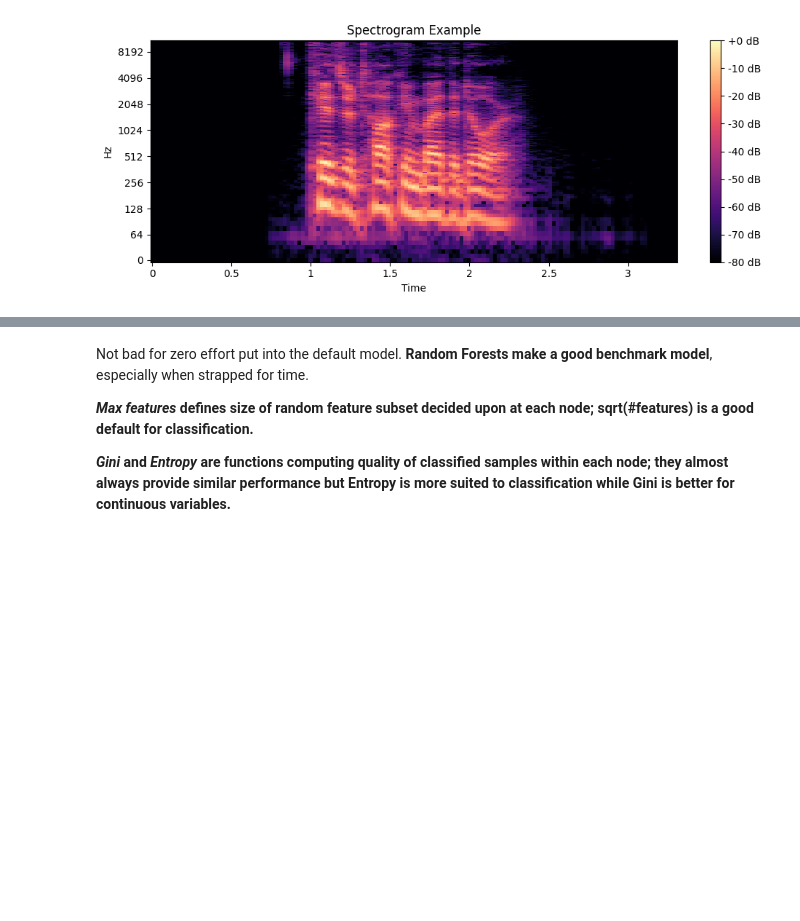
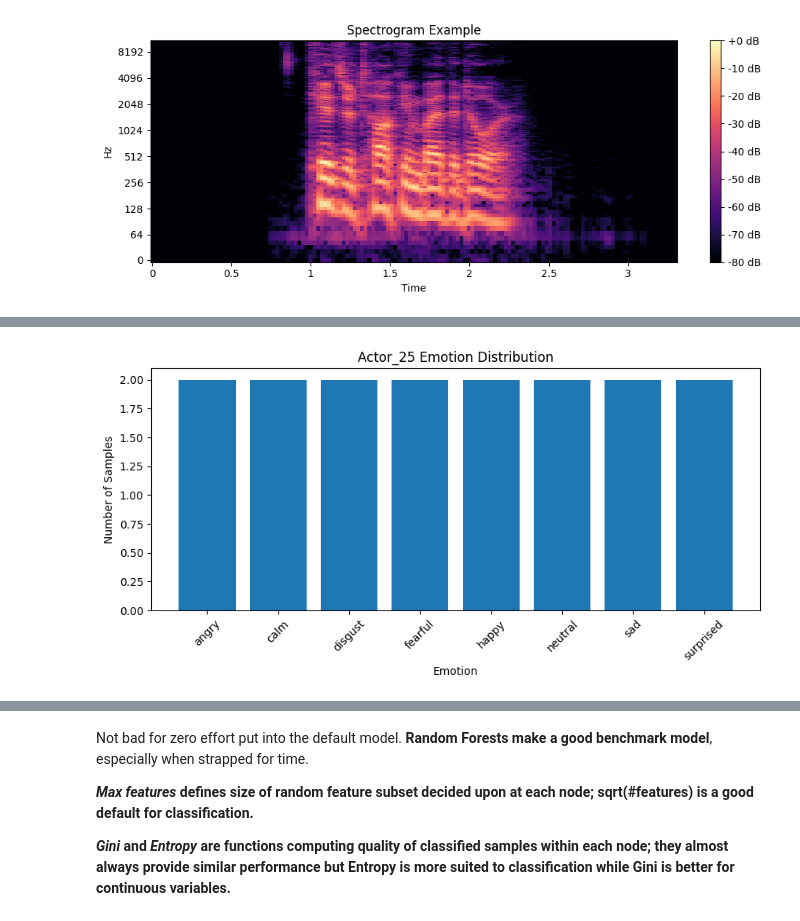
Before and after one commit to Mulin-Zhang3/Week3-ClassicML, a Jupyter notebook: Week_3_MachineLearning.ipynb, the cells around one changed output, grey strips where cells are left out. Drawn from its saved outputs; the diff is of its cells as text; code cells hidden in the pictures; blank space fills up the shorter version.

```diff
--- a/Week_3_MachineLearning.ipynb
+++ b/Week_3_MachineLearning.ipynb
@@ -715,3 +715,89 @@ plt.tight_layout()
 plt.show()
 # %% [output]
 [figure]
+# %%
+# Actor_25 Only Analysis
+
+import os, glob
+import pandas as pd
+import numpy as np
+import matplotlib.pyplot as plt
+from sklearn.neighbors import KNeighborsClassifier
+from sklearn.preprocessing import StandardScaler
+
+def load_actor25_data():
+    X_actor25, y_actor25 = [], []
+    count = 0
+
+    for file in glob.glob('/content/drive/MyDrive/IAT360/Actor_25/*.wav'):
+        file_name = os.path.basename(file)
+        emotion = emotions_dict[file_name.split("-")[2]]
+        features_actor25 = get_features(file)
+
+        X_actor25.append(features_actor25)
+        y_actor25.append(emotion)
+
+        count += 1
+        print('\r' + f'Processed {count} Actor_25 audio samples', end=' ')
+
+    return np.array(X_actor25), np.array(y_actor25)
+
+
+actor25_features, actor25_emotions = load_actor25_data()
+
+print(f'\nActor_25 audio samples represented: {actor25_features.shape[0]}')
+print(f'Numerical features extracted per sample: {actor25_features.shape[1]}')
+
+
+# Make dataframe
+actor25_features_df = pd.DataFrame(actor25_features)
+actor25_emotions_df = pd.DataFrame(actor25_emotions, columns=['Emotion'])
+
+display(actor25_features_df.head())
+display(actor25_emotions_df)
+
+
+# Plot Actor_25 emotion distribution
+emotion_list, count = np.unique(actor25_emotions, return_counts=True)
+
+plt.figure(figsize=(10,4))
+plt.bar(emotion_list, count)
+plt.xlabel('Emotion')
+plt.ylabel('Number of Samples')
+plt.title('Actor_25 Emotion Distribution')
+plt.xticks(rotation=45)
+plt.show()
+
+
+# Compare RAVDESS test accuracy vs Actor_25 accuracy using KNN + Standard Scaling
+
+standard_scaler = StandardScaler()
+
+# Fit scaler on original RAVDESS features
+features_standard = standard_scaler.fit_transform(features)
+
+# Split again using same setting as before
+X_train_actor_test, X_test_actor_test, y_train_actor_test, y_test_actor_test = train_test_split(
+    features_standard,
+    np.ravel(emotions),
+    test_size=0.2,
+    random_state=42
+)
+
+# Transform Actor_25 using the same scaler
+actor25_features_standard = standard_scaler.transform(actor25_features)
+
+knn_model = KNeighborsClassifier()
+
+knn_model.fit(X_train_actor_test, y_train_actor_test)
+
+ravdess_accuracy = knn_model.score(X_test_actor_test, y_test_actor_test)
+actor25_accuracy = knn_model.score(actor25_features_standard, actor25_emotions)
+
+actor25_comparison_df = pd.DataFrame({
+    "Test Dataset": ["RAVDESS Test Set", "Actor_25 Personal Recordings"],
+    "Accuracy": [round(ravdess_accuracy, 4), round(actor25_accuracy, 4)]
+})
+
+actor25_comparison_df
+# %% [output]
@@ -717,0 +831 @@ plt.show()
+[figure, added]
```
Also changed, not shown: parts of 1 cell of this notebook.
